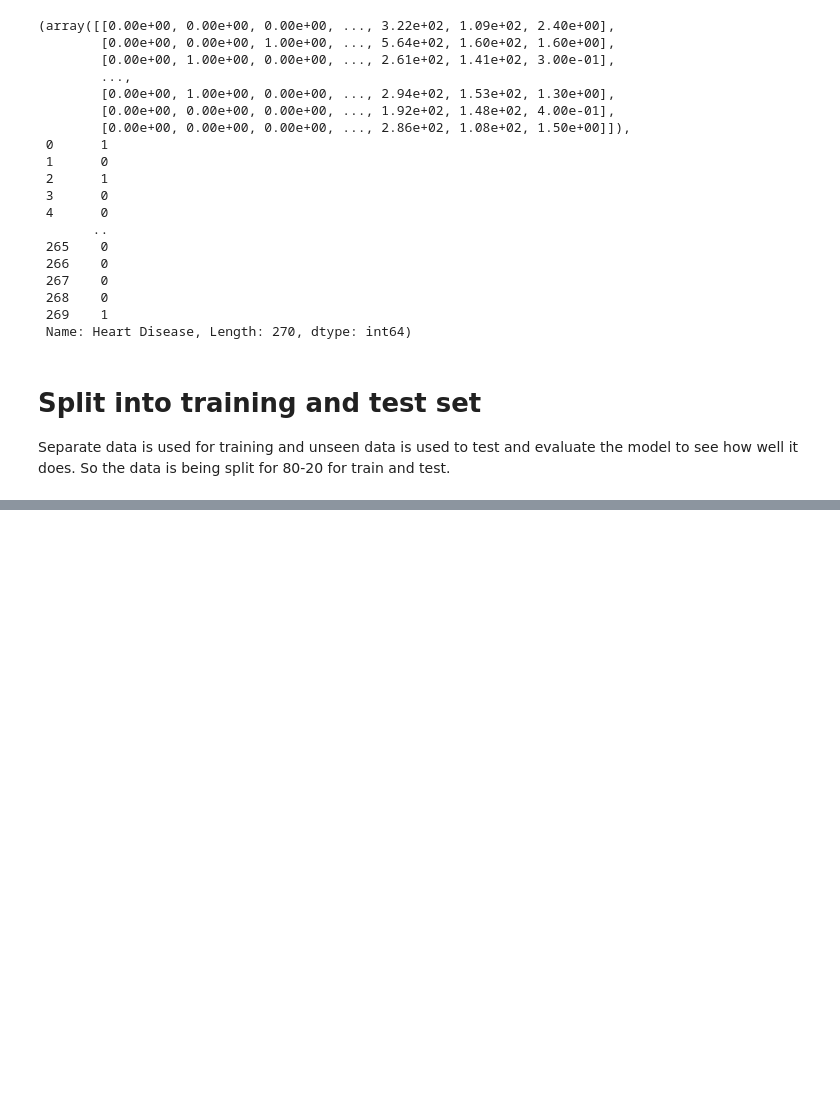
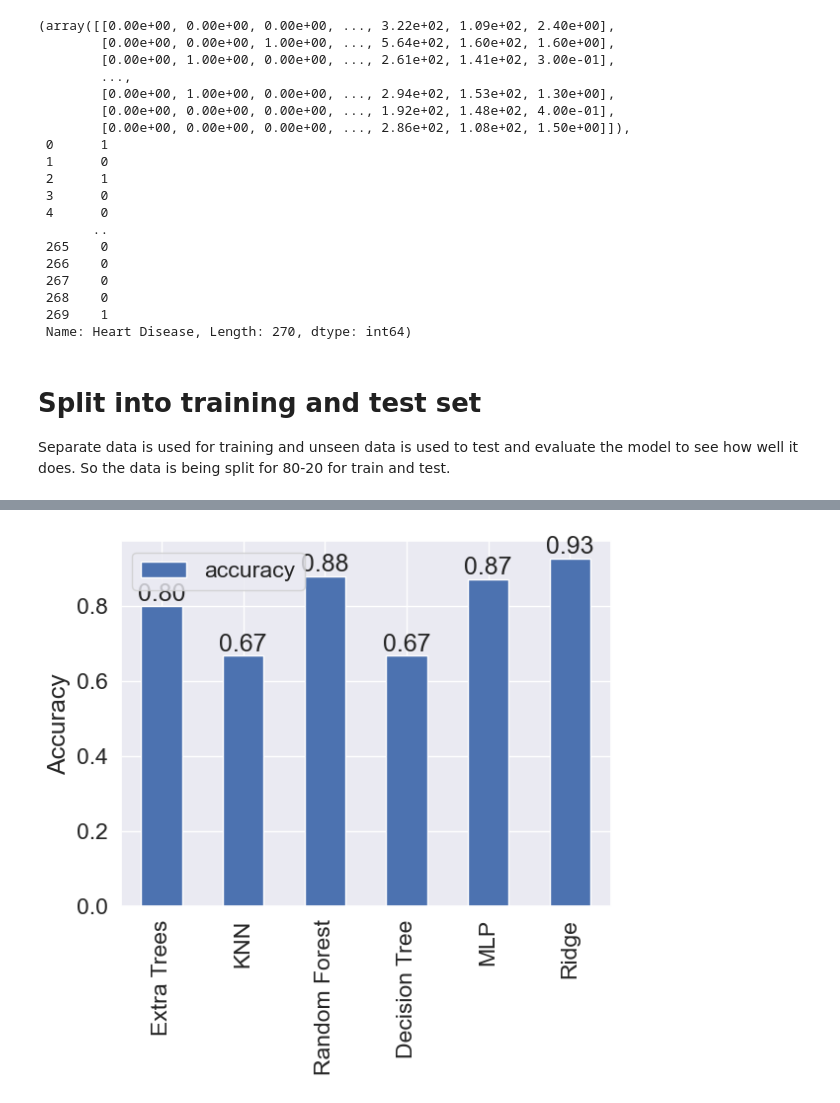
Before and after one commit to nafee-ahmed/Heart-Disease-Prediction, a Jupyter notebook: heart-disease.ipynb, the cells around one changed output, grey strips where cells are left out. Saved outputs shown, nothing was run; the diff lists cells and outputs as text; code cells hidden in the pictures; blank space fills up the shorter version.

```diff
--- a/heart-disease.ipynb
+++ b/heart-disease.ipynb
@@ -257,15 +221,0 @@ def train_and_score(models, x_train, x_test, y_train, y_test):
-# %%
-models = {"Extra Trees": ExtraTreesClassifier(),
-         "KNN": KNeighborsClassifier(),
-         "Random Forest": RandomForestClassifier(),
-         "Decision Tree": DecisionTreeClassifier(criterion = 'entropy', random_state = 0),
-         "MLP": MLPClassifier(),
-         "Ridge": RidgeClassifier()}
-
-ax = model_compare.T.plot.bar() # Plot a bar graph to plot the accuracies
-plt.ylabel("Accuracy")  # Add a label to the y-axis
-# adding in the exact accuracy on top of each bar
-for p in ax.patches:
-    ax.annotate(f"{p.get_height():.2f}", (p.get_x() + p.get_width() / 2, p.get_height()),
-                ha='center', va='bottom')
-plt.show() # display the graph
@@ -396,0 +259,19 @@ print(df)
+# %%
+models = {"Extra Trees": ExtraTreesClassifier(),
+         "KNN": KNeighborsClassifier(),
+         "Random Forest": RandomForestClassifier(),
+         "Decision Tree": DecisionTreeClassifier(criterion = 'entropy', random_state = 0),
+         "MLP": MLPClassifier(max_iter=1000),
+         "Ridge": RidgeClassifier()}
+
+model_scores = train_and_score(models, x_train, x_test, y_train, y_test)
+model_compare = pd.DataFrame(model_scores, index=["accuracy"])
+ax = model_compare.T.plot.bar() # Plot a bar graph to plot the accuracies
+plt.ylabel("Accuracy")  # Add a label to the y-axis
+# adding in the exact accuracy on top of each bar
+for p in ax.patches:
+    ax.annotate(f"{p.get_height():.2f}", (p.get_x() + p.get_width() / 2, p.get_height()),
+                ha='center', va='bottom')
+plt.show() # display the graph
+# %% [output]
+[figure, added]
```
Also changed, not shown: parts of 24 cells of this notebook.
